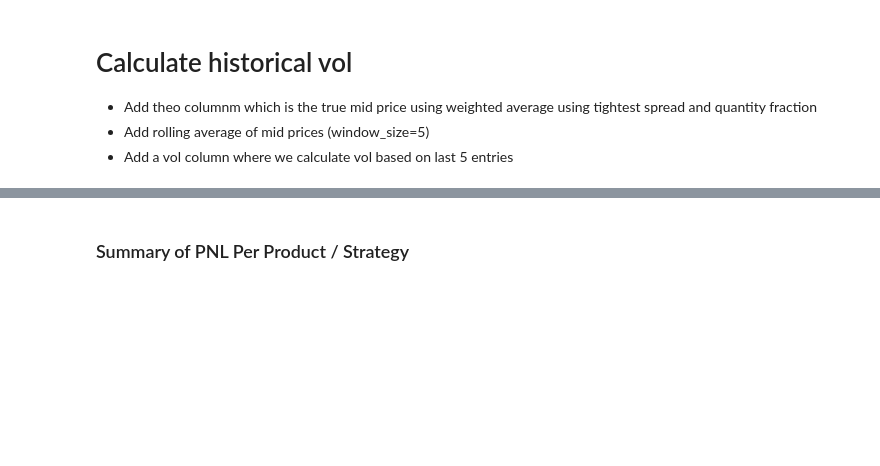
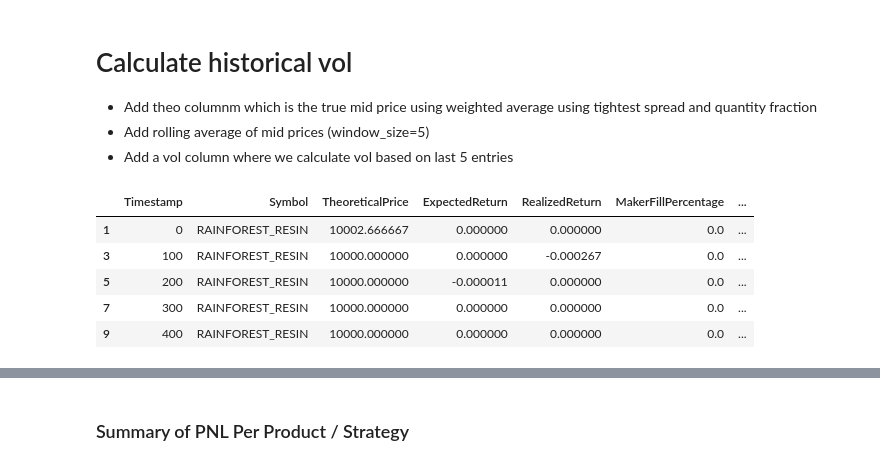
Before and after one commit to Keshav-Shah/IMC-Prosperity-2025-Rice, a Jupyter notebook: trade_data_analysis.ipynb, the cells around one changed output, grey strips where cells are left out. Drawn from its saved outputs; the diff is of its cells as text; code cells hidden in the pictures; blank space fills up the shorter version.

```diff
--- a/trade_data_analysis.ipynb
+++ b/trade_data_analysis.ipynb
@@ -367,3 +356,15 @@ log_df = parse_trading_log("C://Users//marco//Downloads//8050fe3b-0c9f-45aa-9e36
 
 results = analyze_trading_log(log_df)
+# %%
+symbol_mask = log_df['Symbol'] == 'RAINFOREST_RESIN'
+
+
+display(log_df[symbol_mask].head())
+# %% [output]
+|  | Timestamp | Symbol | TheoreticalPrice | ExpectedReturn | RealizedReturn | MakerFillPercentage | ... |
+| 1 | 0 | RAINFOREST_RESIN | 10002.666667 | 0.000000 | 0.000000 | 0.0 | ... |
+| 3 | 100 | RAINFOREST_RESIN | 10000.000000 | 0.000000 | -0.000267 | 0.0 | ... |
+| 5 | 200 | RAINFOREST_RESIN | 10000.000000 | -0.000011 | 0.000000 | 0.0 | ... |
+| 7 | 300 | RAINFOREST_RESIN | 10000.000000 | 0.000000 | 0.000000 | 0.0 | ... |
+| 9 | 400 | RAINFOREST_RESIN | 10000.000000 | 0.000000 | 0.000000 | 0.0 | ... |
 # %%
```
Also changed, not shown: parts of 6 cells of this notebook, 1 other file.
